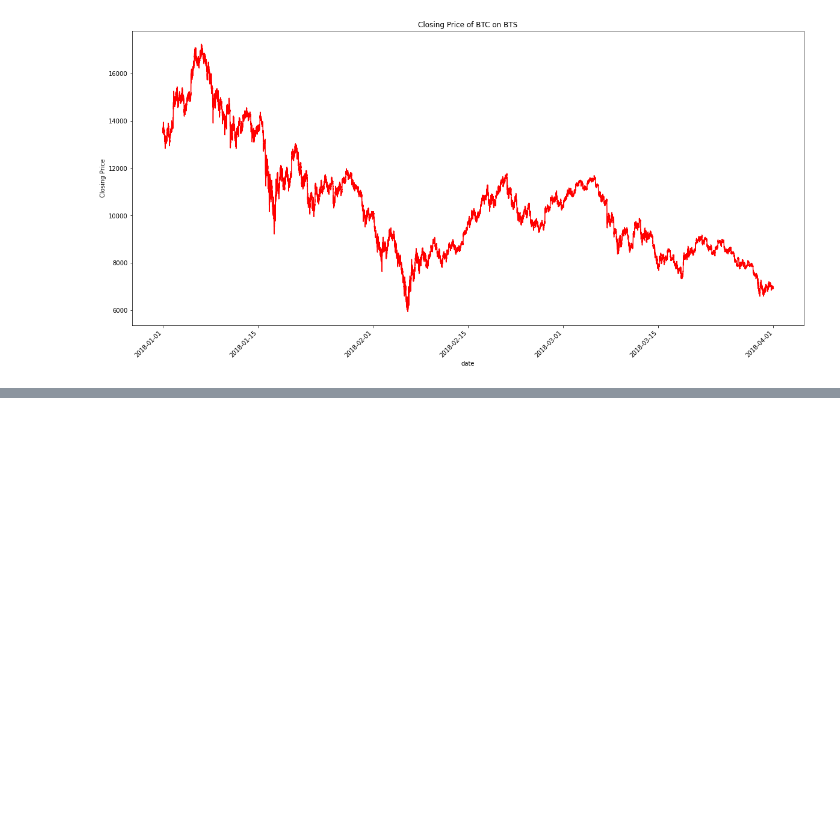
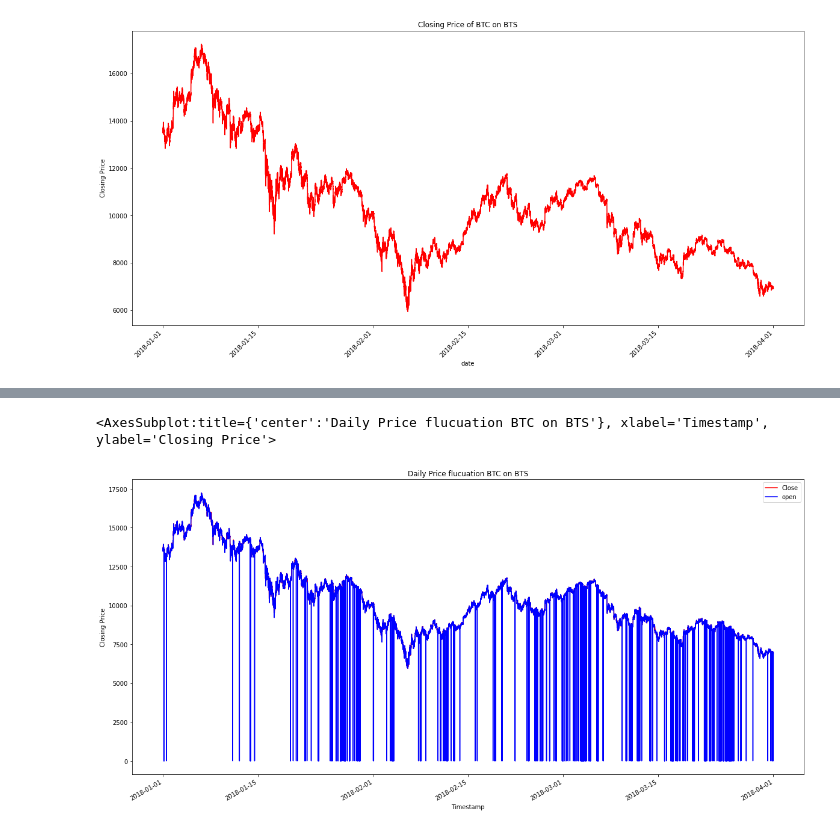
Before and after one commit to tawabo/module3, a Jupyter notebook: Starter_Code 4/Resources/Bitstamp.ipynb, the cells around one changed output, grey strips where cells are left out. Saved outputs shown, nothing was run; the diff lists cells and outputs as text; code cells hidden in the pictures; blank space fills up the shorter version.

```diff
--- a/Starter_Code 4/Resources/Bitstamp.ipynb
+++ b/Starter_Code 4/Resources/Bitstamp.ipynb
@@ -151,0 +164,6 @@ bitstamp_slice.plot(figsize=(20, 10), title="Closing Price of BTC on BTS", color
+# %%
+bitstamp_slice.plot(legend=True, figsize=(20, 10), title="Daily Price flucuation BTC on BTS", color="red", xlabel="date", ylabel="Closing Price", label="Close")
+bitstamp_slice2.plot(legend=True, figsize=(20, 10), color="blue", label="open")
+# %% [output]
+<AxesSubplot:title={'center':'Daily Price flucuation BTC on BTS'}, xlabel='Timestamp', ylabel='Closing Price'>
+[figure, added]
```
Also changed, not shown: parts of 2 cells of this notebook.
